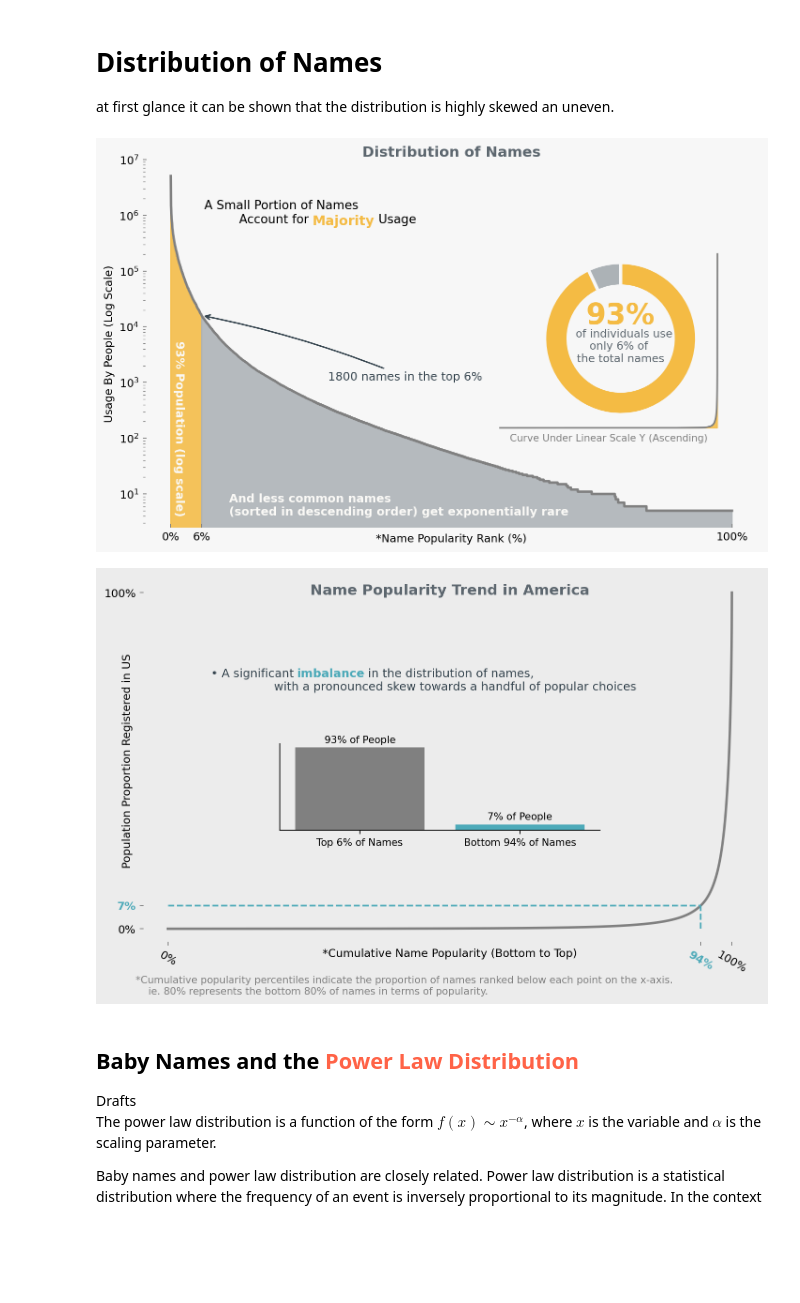
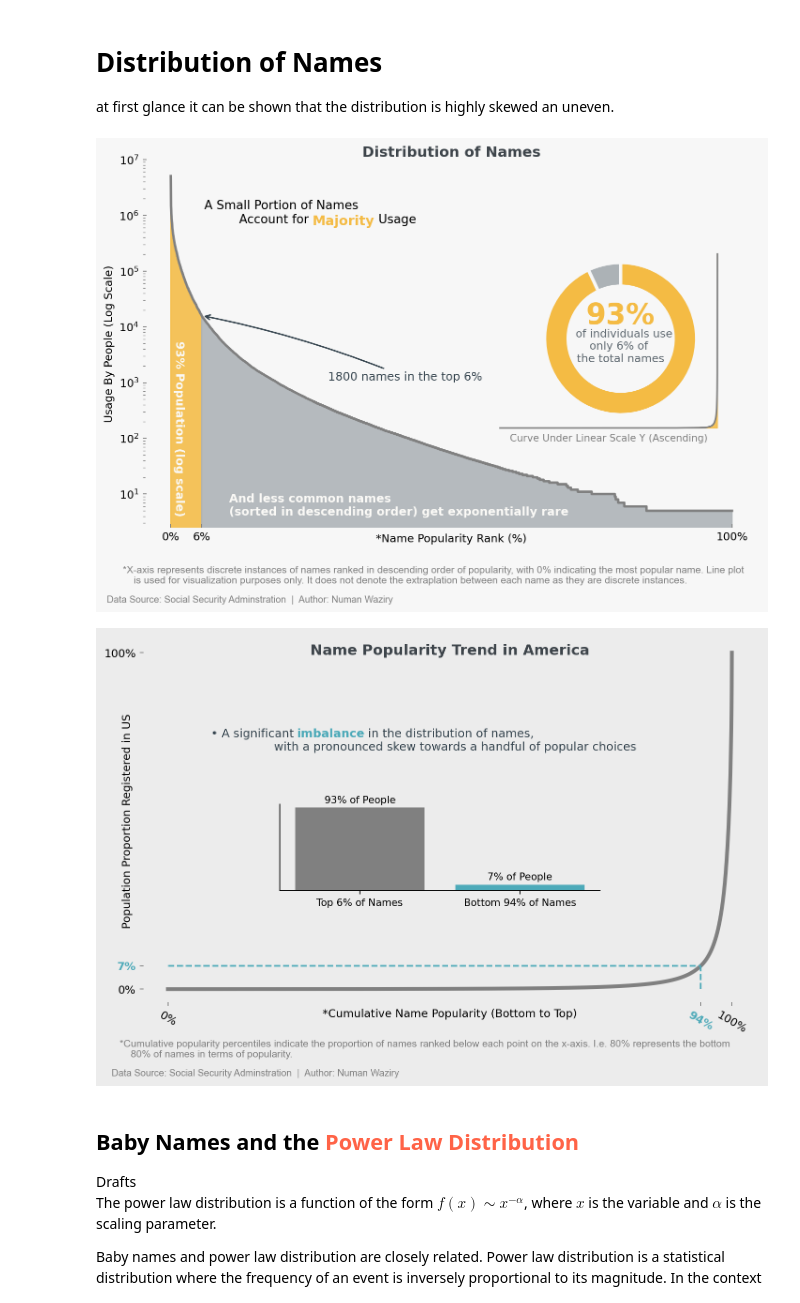
Before and after one commit to numanwaziri/NamingPatterns-Analysis, a Jupyter notebook: Analysis.ipynb, the cells around one changed output. Cells and saved outputs as stored; diff of their text form; code cells hidden in the pictures; blank space fills up the shorter version.

Commit message:
Add 1 plot

```diff
--- a/Analysis.ipynb
+++ b/Analysis.ipynb
@@ -114,7 +114,7 @@ def plot_small_line(ax, data, line_data, topN, accent_color):
 
 def annotate_plots(ax, ax2, ax3, topN, names, ppl,line_data,accent_color,title):
     subtitle = "A Small Portion of Names\n         Account for                  Usage"
-    ax.set_title(title, fontsize=13, fontweight='bold',pad=0,color='#5D676F')
+    ax.set_title(title, fontsize=13, fontweight='bold',pad=0,color="#3E454B")
     ax.text(0.1, 0.855, subtitle, fontsize=11, fontweight='normal',
             ha='left', va='center', transform=ax.transAxes)
     ax.text(0.275, 0.85, "Majority", fontsize=12, fontweight='bold',
@@ -123,37 +123,41 @@ def annotate_plots(ax, ax2, ax3, topN, names, ppl,line_data,accent_color,title):
             fontsize=10.5, fontweight='bold',
             ha='left', va='center', transform=ax.transAxes, color='#FAF9F6')
     ax.text(0.05, 0.03, f"{ppl}% Population (log scale)", fontsize=10.5, fontweight='bold',
             ha='left', va='bottom', transform=ax.transAxes, color='#FAF9F6',rotation=-90)
 
     ax2.text(0,0.3,f"{ppl}%",ha='center',va='center',size=26,weight='bold',color=accent_color)
     ax2.text(0,-0.1,f"   of individuals use \nonly {names}% of \nthe total names",
              ha='center',va='center',size=10,color='#5D676F')
 
-
-    ;
+    note = """*X-axis represents discrete instances of names ranked in descending order of popularity, with 0% indicating the most popular name. Line plot
+    is used for visualization purposes only. It does not denote the extraplation between each name as they are discrete instances."""
+    ax.text(0.1, -0.01, note, transform=ax.figure.transFigure,
+            ha='left', va='bottom', fontsize=9, color='grey',fontname="Arial");
 
     ax.annotate(f'{topN} names in the top {names}%',
                 xy=(topN,line_data[1][topN]), xycoords='data', size=10.5,color ="#36454F",
                 xytext=(0.3,0.4), textcoords='axes fraction', ha='left',
-                arrowprops=dict(arrowstyle="->", connectionstyle="arc3,rad=0.05",lw=1.3,color ="#36454F"));
+                arrowprops=dict(arrowstyle="->", connectionstyle="arc3,rad=0.05",lw=1.3,color ="#36454F"))
+    plt.gcf().text(0.08, -0.05, "Data Source: Social Security Adminstration  |  Author: Numan Waziry",fontname="Arial",
+            ha='left', va='bottom', fontsize=8.5, color='grey')
 
 def create_plot(df, topN=1800, accent_color='#F4BB44',title="Distribution of Names"):
     data = transform_data(df)
     names = int(round((topN/len(data)),2)*100)
     ppl = int((data.nlargest(topN).sum()/data.sum()).round(2)*100)
 
     # Canvas
     fig, ax = plt.subplots(figsize=(10, 6),facecolor='#F7F7F7',dpi=170)
     plot_line(ax, data, topN, names, accent_color)
     ax2 = fig.add_axes([0.55, 0.33, 0.35, 0.35])
     plot_pie(ax2, ppl, accent_color)
     ax3 = fig.add_axes([0.56, 0.3, 0.3, 0.4],facecolor='none')
     plot_small_line(ax3, data, ax.lines[0].get_data(), topN, accent_color)
     annotate_plots(ax, ax2, ax3, topN, names, ppl,ax.lines[0].get_data(), accent_color, title)
 
 create_plot(df,1800)
 # %% [output]
-[figure, old version]
+[figure, new version]
 # %%
 def transform_data(df):
     return df.groupby("Name").Births.sum().sort_values(ascending=False)
@@ -162,7 +166,7 @@ def plot_line(ax, data, topN, names,ppl, accent_color):
 # Line Plot
     ax.set_facecolor('none')
     sns.despine(left=True,bottom=True,ax=ax)
-    data.sort_values().cumsum().plot(color='grey',ax=ax,lw=2.2)
+    data.sort_values().cumsum().plot(color='grey',ax=ax,lw=3.4)
     ax.set_xlabel("*Cumulative Name Popularity (Bottom to Top)",labelpad=-24)
     ax.set_ylabel("Population Proportion Registered in US",labelpad=-26)
     plt.setp([ax.get_xticklabels()[1],ax.get_yticklabels()[1]], color=accent_color,weight='bold')
@@ -200,12 +204,15 @@ def annotate_plots(ax, title,accent_color):
 
     ax.text(7.5e3, 2.5e8, "imbalance", fontsize=10.5, ha='left', va='top', color=accent_color, weight='bold')
 
-    ax.text(0.5, 0.96, title, size=13, weight='bold', color="#5D676F",
+    ax.text(0.5, 0.96, title, size=13, weight='bold', color="#3E454B",
         ha='center', va='center', transform=ax.transAxes)
 
-    note = """*Cumulative popularity percentiles indicate the proportion of names ranked below each point on the x-axis.
-    ie. 80% represents the bottom 80% of names in terms of popularity."""
-    ax.text(0.12, 0.005, note, transform=ax.figure.transFigure, ha='left', va='bottom', fontsize=9, color='grey')
+    note = """*Cumulative popularity percentiles indicate the proportion of names ranked below each point on the x-axis. I.e. 80% represents the bottom
+    80% of names in terms of popularity."""
+    ax.text(0.1, 0.00, note, transform=ax.figure.transFigure, ha='left', va='bottom', fontsize=9, color='grey',fontname="Arial")
+
+    plt.gcf().text(0.09, -0.04, "Data Source: Social Security Adminstration  |  Author: Numan Waziry",fontname="Arial",
+            ha='left', va='bottom', fontsize=8.5, color='grey')
 
 
 
@@ -226,7 +233,7 @@ def create_plot(df,accent_color = "#4DAAB9",title="Name Popularity Trend in Amer
 
 create_plot(df);
 # %% [output]
-[figure, old version]
+[figure, new version]
 # %% [markdown]
 ## Baby Names and the <span style="color: #ff6347;">Power Law Distribution</span>
 Drafts <br>
```
Also changed, not shown: parts of 13 cells of this notebook.
